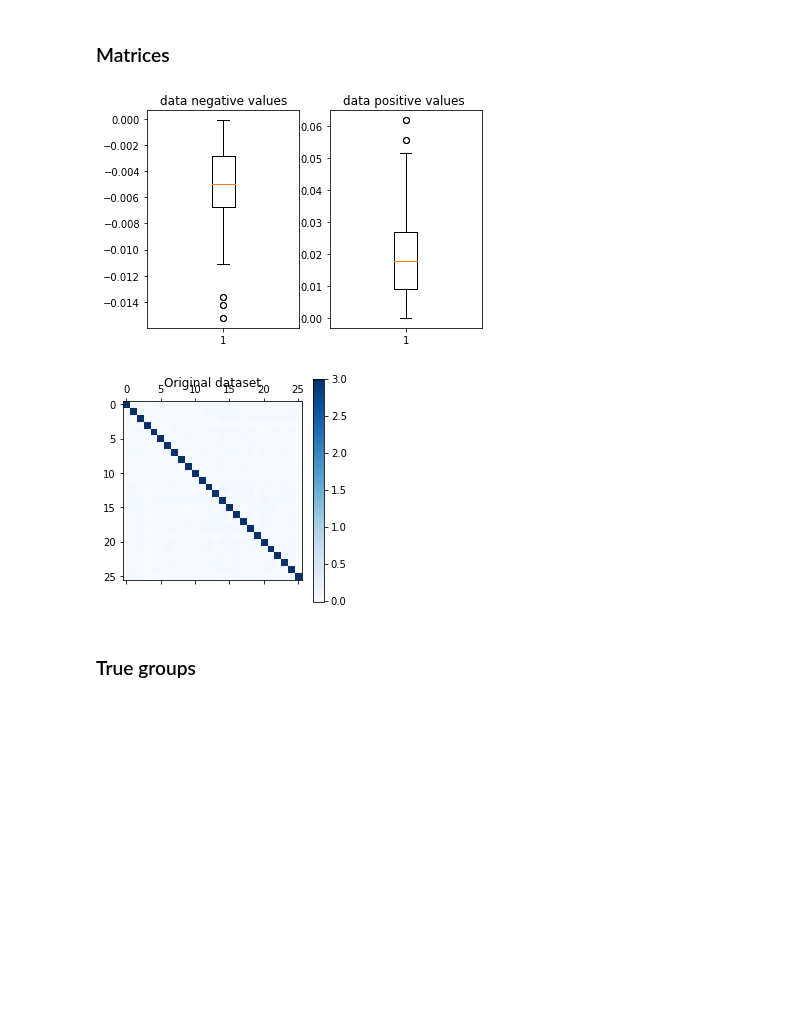
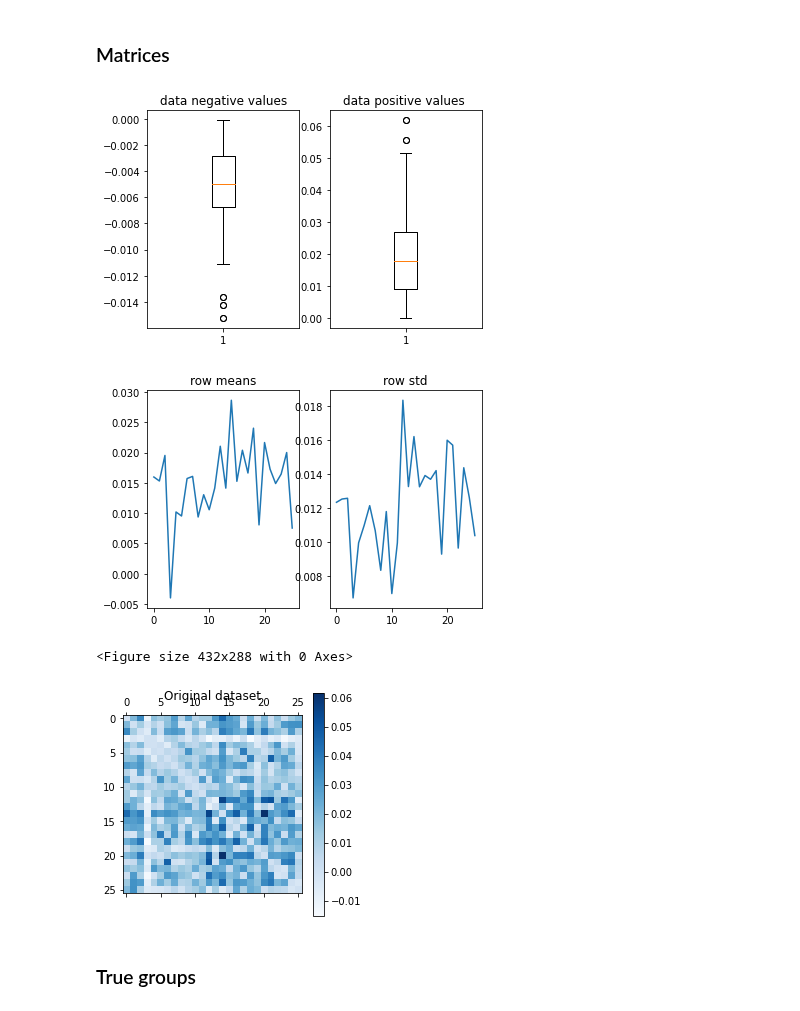
Before and after one commit to alexandremerasli/TFE, a Jupyter notebook: cluster_data.ipynb, the cells around one changed output. Cells and saved outputs as stored; diff of their text form; code cells hidden in the pictures; blank space fills up the shorter version.

```diff
--- a/cluster_data.ipynb
+++ b/cluster_data.ipynb
@@ -24,6 +24,7 @@ ISC_IBI = np.array(ISC_IBI,dtype='float') # Convert into array
 def orderOfMagnitude(matrix):
     for i in range(len(matrix)):
         matrix[i,i] = 0
+
     neg = matrix[matrix<0]
     plt.subplot(121)
     plt.boxplot(neg)
@@ -69,34 +70,49 @@ case = 'EEG'
 removeOutlier = False # Remove outliers if there are some
 
 if (case == 'EEG'):
     if (removeOutlier): # Remove outliers if there are some
         ISC_EEG = removeOutlierArray(ISC_EEG,3) # Really outlier?
     study_matrix = ISC_EEG
 elif (case == 'EDA'):
     if (removeOutlier): # Remove outliers if there are some
         #ISC_EDA = removeOutlierArray(ISC_EDA,12) # Really outlier?
         #ISC_EDA = removeOutlierArray(ISC_EDA,20) # Really outlier?
         ISC_EDA = removeOutlierArray(ISC_EDA,17)
     study_matrix = ISC_EDA
 elif (case == 'IBI'):
     if (removeOutlier): # Remove outliers if there are some
         print("Haven't found any outliers for the moment")
         # ISC_IBI = removeOutlierArray(ISC_IBI,)
     study_matrix = ISC_IBI
 
 N = len(study_matrix)
 
 # Boxplot
 orderOfMagnitude(np.copy(study_matrix))
 
+# Normalize rows and columns ?
+for i in range(len(study_matrix)):
+    study_matrix[i,i] = 0
+
+plt.figure()
+plt.subplot(121)
+plt.plot(np.mean(study_matrix,axis=0))
+plt.title('row means')
+plt.subplot(122)
+plt.plot(np.std(study_matrix,axis=0))
+plt.title('row std')
+
 # Show matrix data
+plt.figure()
 plt.matshow(study_matrix, cmap=plt.cm.Blues)
 plt.title("Original dataset")
 plt.colorbar()
 plt.show()
 # %% [output]
 [figure]
-[figure, old version]
+[figure, new version]
+<Figure size 432x288 with 0 Axes>
+[figure, added]
 # %% [markdown]
 ### True groups
 # %%
```
Also changed, not shown: parts of 28 cells of this notebook.
